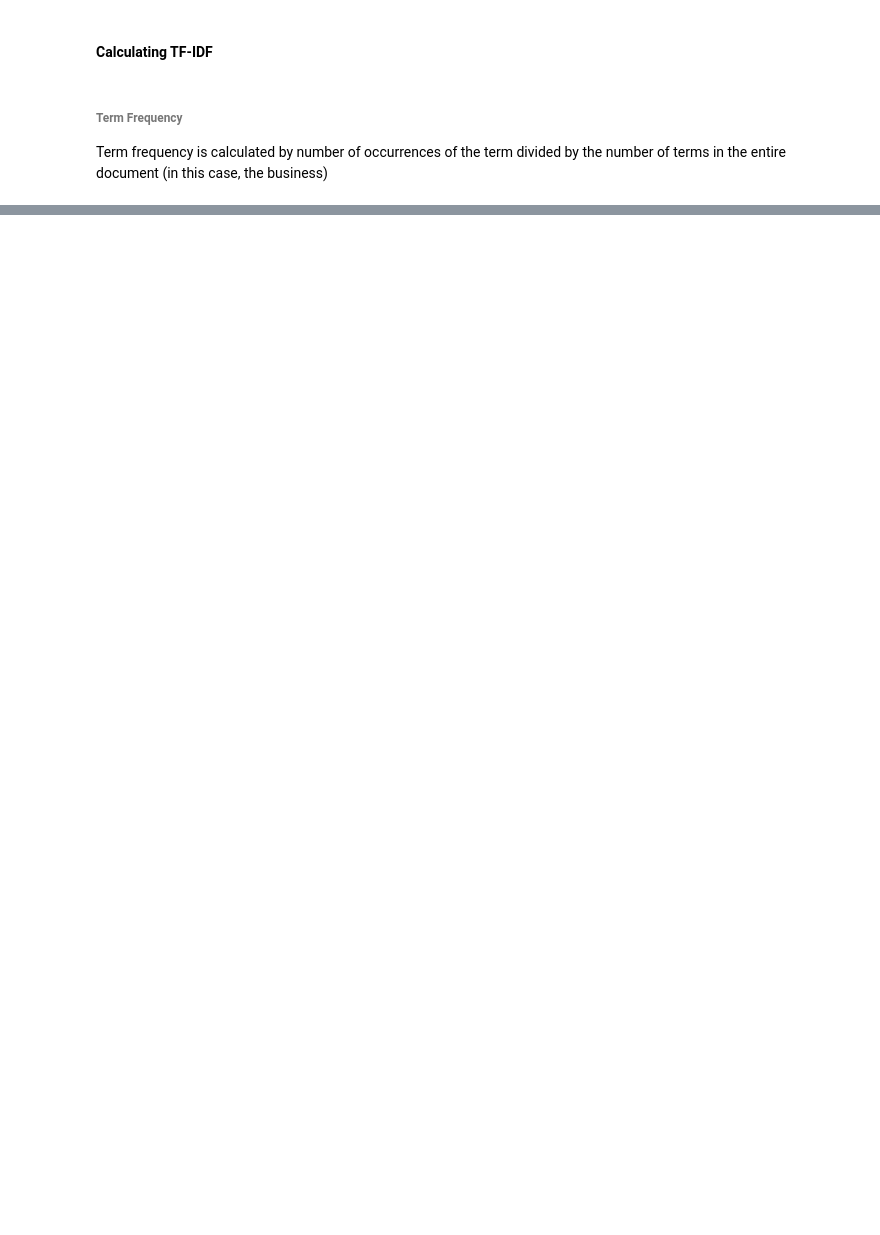
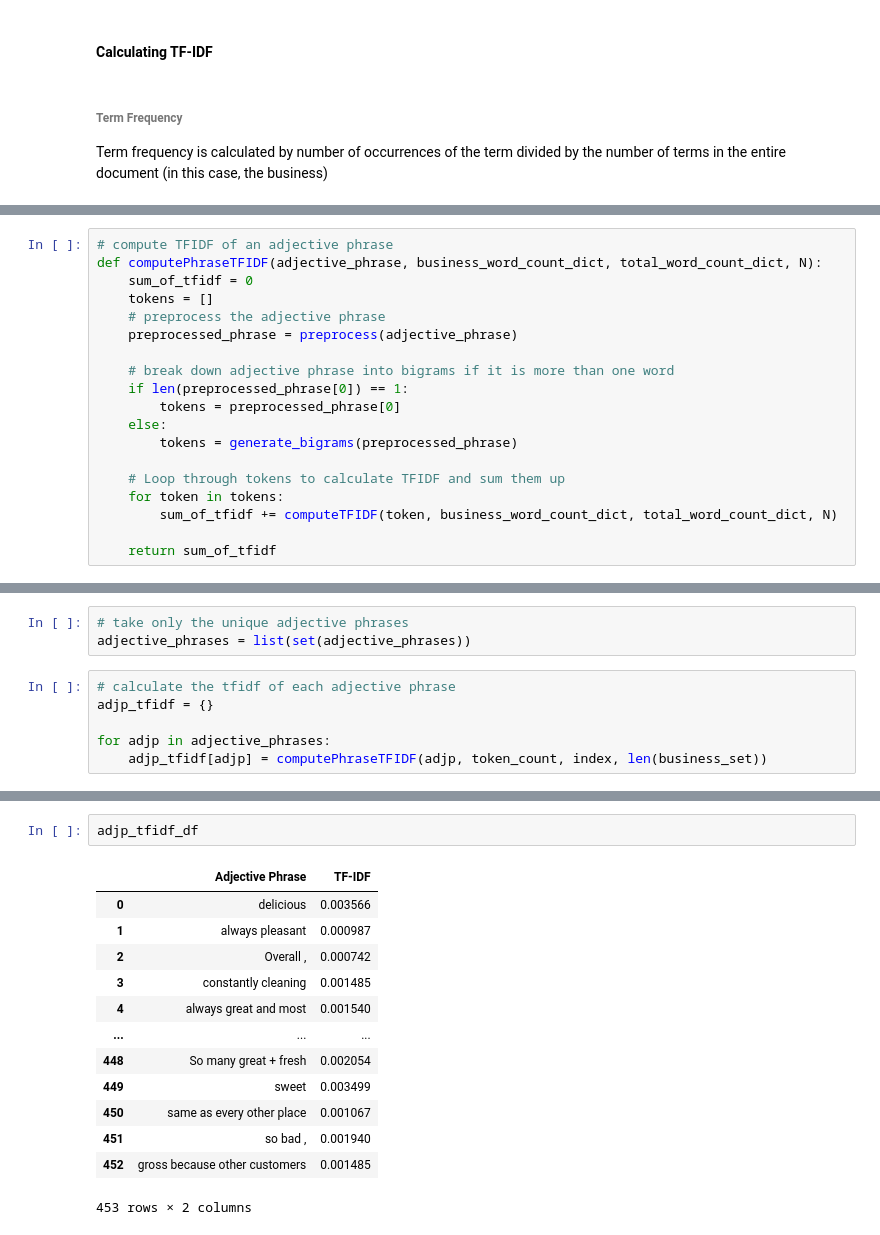
Before and after one commit to quacklinhui/CZ4045-NLP, a Jupyter notebook: NLP - Indicative Adjective Phrases - ama.ipynb, the cells around one changed output, grey strips where cells are left out. Drawn from its saved outputs; the diff is of its cells as text; blank space fills up the shorter version.

```diff
--- a/NLP - Indicative Adjective Phrases - ama.ipynb
+++ b/NLP - Indicative Adjective Phrases - ama.ipynb
@@ -379,0 +326,19 @@ array([[0.413592  , 0.26399042, 0.32608068, 0.21582946, 0.413592  ,
+# %%
+# compute TFIDF of an adjective phrase
+def computePhraseTFIDF(adjective_phrase, business_word_count_dict, total_word_count_dict, N):
+    sum_of_tfidf = 0
+    tokens = []
+    # preprocess the adjective phrase
+    preprocessed_phrase = preprocess(adjective_phrase)
+
+    # break down adjective phrase into bigrams if it is more than one word
+    if len(preprocessed_phrase[0]) == 1:
+        tokens = preprocessed_phrase[0]
+    else:
+        tokens = generate_bigrams(preprocessed_phrase)
+
+    # Loop through tokens to calculate TFIDF and sum them up
+    for token in tokens:
+        sum_of_tfidf += computeTFIDF(token, business_word_count_dict, total_word_count_dict, N)
+
+    return sum_of_tfidf
@@ -379,0 +351,9 @@ array([[0.413592  , 0.26399042, 0.32608068, 0.21582946, 0.413592  ,
+# %%
+# take only the unique adjective phrases
+adjective_phrases = list(set(adjective_phrases))
+# %%
+# calculate the tfidf of each adjective phrase
+adjp_tfidf = {}
+
+for adjp in adjective_phrases:
+    adjp_tfidf[adjp] = computePhraseTFIDF(adjp, token_count, index, len(business_set))
@@ -379,0 +394,16 @@ array([[0.413592  , 0.26399042, 0.32608068, 0.21582946, 0.413592  ,
+# %%
+adjp_tfidf_df
+# %% [output]
+|  | Adjective Phrase | TF-IDF |
+| 0 | delicious | 0.003566 |
+| 1 | always pleasant | 0.000987 |
+| 2 | Overall , | 0.000742 |
+| 3 | constantly cleaning | 0.001485 |
+| 4 | always great and most | 0.001540 |
+| ... | ... | ... |
+| 448 | So many great + fresh | 0.002054 |
+| 449 | sweet | 0.003499 |
+| 450 | same as every other place | 0.001067 |
+| 451 | so bad , | 0.001940 |
+| 452 | gross because other customers | 0.001485 |
+453 rows × 2 columns
```
Also changed, not shown: parts of 52 cells of this notebook.
